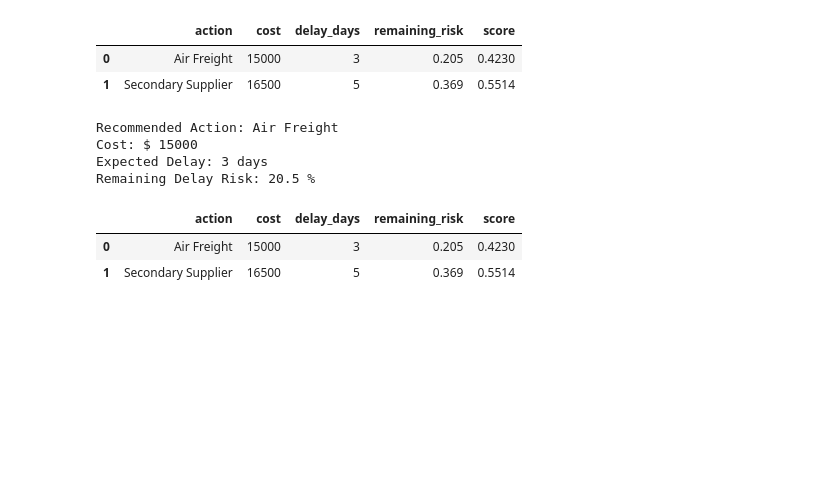
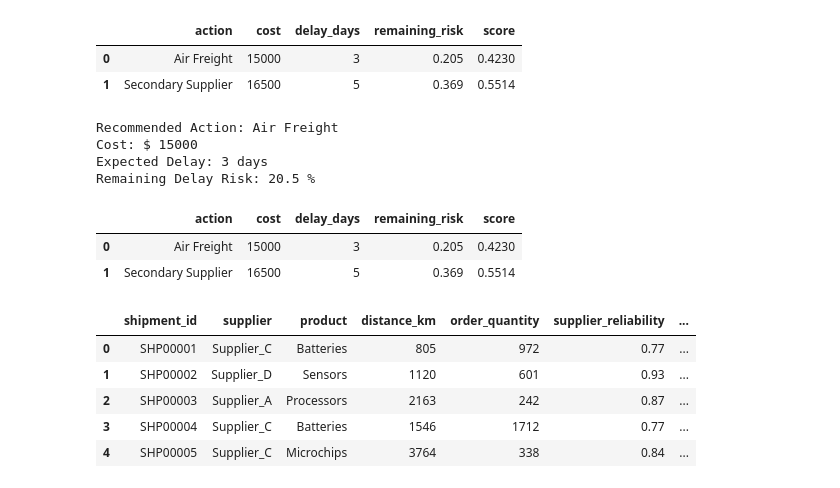
Before and after one commit to amishaxb-0312/Supply_Prescript, a Jupyter notebook: notebooks/optimization.ipynb, the cells around one changed output. Cells and saved outputs as stored; diff of their text form; code cells hidden in the pictures; blank space fills up the shorter version.

```diff
--- a/notebooks/optimization.ipynb
+++ b/notebooks/optimization.ipynb
@@ -337,0 +340,11 @@ recommendations[
+# %%
+data=pd.read_csv("../data/raw/supply_chain_data.csv")
+# %%
+data.head()
+# %% [output]
+|  | shipment_id | supplier | product | distance_km | order_quantity | supplier_reliability | ... |
+| 0 | SHP00001 | Supplier_C | Batteries | 805 | 972 | 0.77 | ... |
+| 1 | SHP00002 | Supplier_D | Sensors | 1120 | 601 | 0.93 | ... |
+| 2 | SHP00003 | Supplier_A | Processors | 2163 | 242 | 0.87 | ... |
+| 3 | SHP00004 | Supplier_C | Batteries | 1546 | 1712 | 0.77 | ... |
+| 4 | SHP00005 | Supplier_C | Microchips | 3764 | 338 | 0.84 | ... |
```
Also changed, not shown: parts of 21 cells of this notebook, 1 other file.
